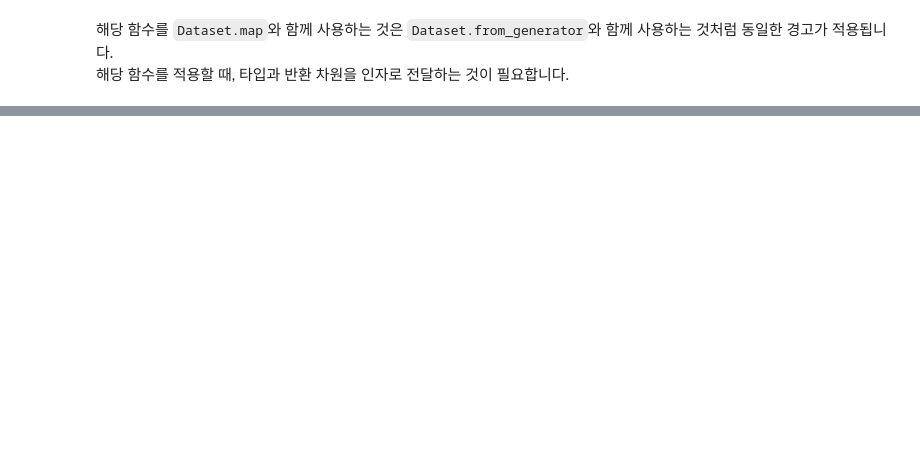
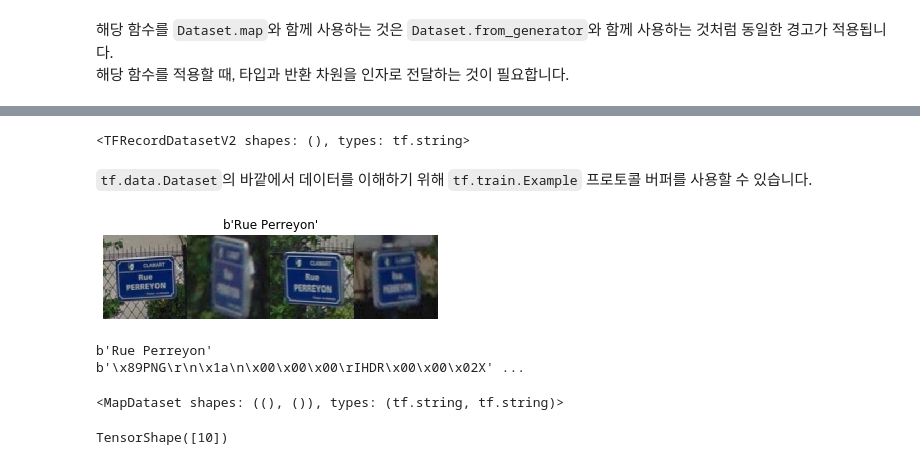
Before and after one commit to Ilevk/TIL, a Jupyter notebook: Python/Machine Learning/Tensorflow/Tensorflow_Tutorials/tf.data.ipynb, the cells around one changed output, grey strips where cells are left out. Drawn from its saved outputs; the diff is of its cells as text; code cells hidden in the pictures; blank space fills up the shorter version.

Commit message:
Edit tf.data.ipynb
Done Parsing tf.Example protocol buffer messages

```diff
--- a/Python/Machine Learning/Tensorflow/Tensorflow_Tutorials/tf.data.ipynb
+++ b/Python/Machine Learning/Tensorflow/Tensorflow_Tutorials/tf.data.ipynb
@@ -994,0 +983,20 @@ Clipping input data to the valid range for imshow with RGB data ([0..1] for floa
+# %%
+fsns_test_file = tf.keras.utils.get_file("fsns.tfrec", "https://storage.googleapis.com/download.tensorflow.org/data/fsns-20160927/testdata/fsns-00000-of-00001")
+dataset = tf.data.TFRecordDataset(filenames = [fsns_test_file])
+dataset
+# %% [output]
+<TFRecordDatasetV2 shapes: (), types: tf.string>
+# %% [markdown]
+`tf.data.Dataset`의 바깥에서 데이터를 이해하기 위해 `tf.train.Example` 프로토콜 버퍼를 사용할 수 있습니다.
+# %%
+raw_example = next(iter(dataset))
+parsed = tf.train.Example.FromString(raw_example.numpy())
+
+feature = parsed.features.feature
+raw_img = feature['image/encoded'].bytes_list.value[0]
+img = tf.image.decode_png(raw_img)
+plt.imshow(img)
+plt.axis('off')
+_ = plt.title(feature['image/text'].bytes_list.value[0])
+# %% [output]
+[figure, added]
@@ -994,0 +1013,17 @@ Clipping input data to the valid range for imshow with RGB data ([0..1] for floa
+# %%
+img, txt = tf_parse(raw_example)
+print(txt.numpy())
+print(repr(img.numpy()[:20]), '...')
+# %% [output]
+b'Rue Perreyon'
+b'\x89PNG\r\n\x1a\n\x00\x00\x00\rIHDR\x00\x00\x02X' ...
+# %%
+decoded = dataset.map(tf_parse)
+decoded
+# %% [output]
+<MapDataset shapes: ((), ()), types: (tf.string, tf.string)>
+# %%
+image_batch, text_batch = next(iter(decoded.batch(10)))
+image_batch.shape
+# %% [output]
+TensorShape([10])
```
Also changed, not shown: parts of 26 cells of this notebook.
